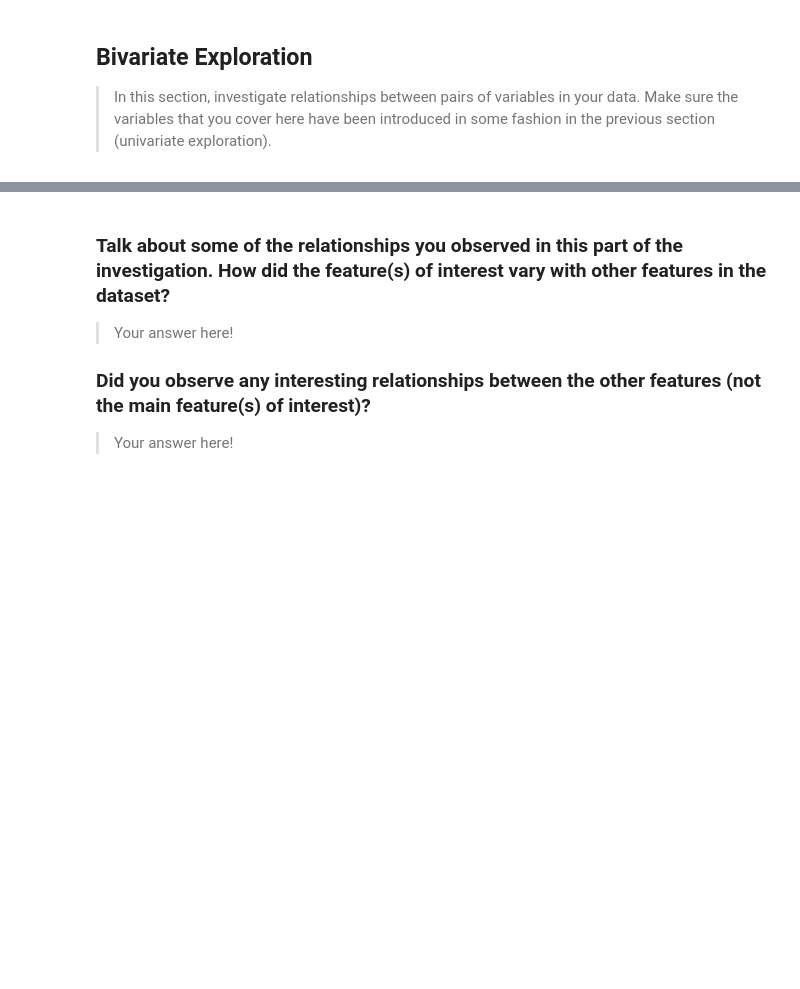
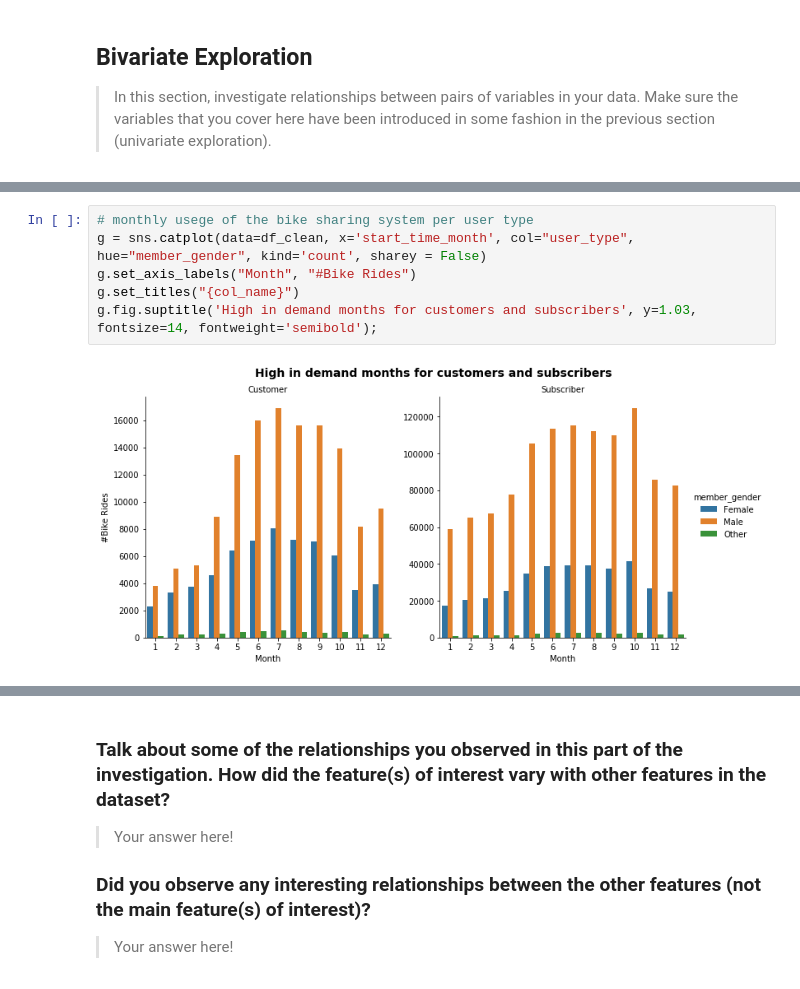
Before and after one commit to alexmathew95/DAND-Project_4, a Jupyter notebook: exploration.ipynb, the cells around one changed output, grey strips where cells are left out. Saved outputs shown, nothing was run; the diff lists cells and outputs as text; blank space fills up the shorter version.

```diff
--- a/exploration.ipynb
+++ b/exploration.ipynb
@@ -475,0 +495,8 @@ fashion in the previous section (univariate exploration).
+# %%
+# monthly usege of the bike sharing system per user type
+g = sns.catplot(data=df_clean, x='start_time_month', col="user_type", hue="member_gender", kind='count', sharey = False)
+g.set_axis_labels("Month", "#Bike Rides")
+g.set_titles("{col_name}")
+g.fig.suptitle('High in demand months for customers and subscribers', y=1.03, fontsize=14, fontweight='semibold');
+# %% [output]
+[figure, added]
```
Also changed, not shown: parts of 6 cells of this notebook.
